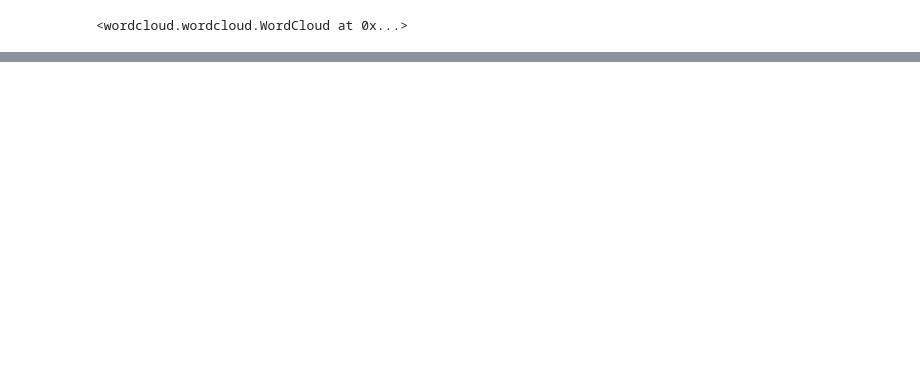
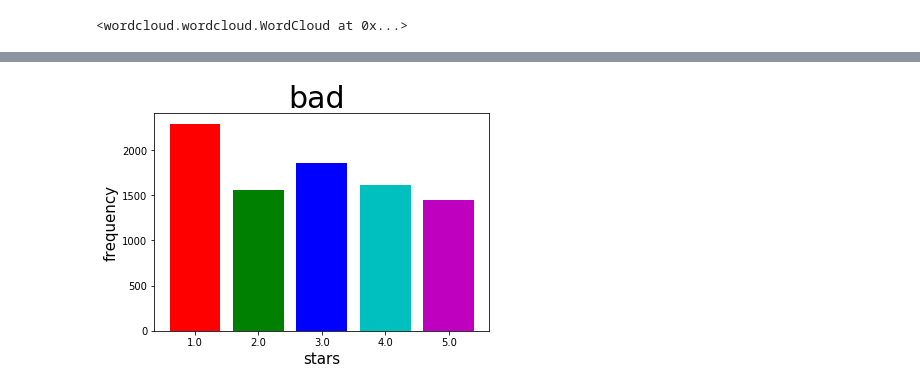
Before and after one commit to LingfengZhu/STAT-628-Module-3, a Jupyter notebook: EDA_unfinished.ipynb, the cells around one changed output, grey strips where cells are left out. Saved outputs shown, nothing was run; the diff lists cells and outputs as text; code cells hidden in the pictures; blank space fills up the shorter version.

```diff
--- a/EDA_unfinished.ipynb
+++ b/EDA_unfinished.ipynb
@@ -188,0 +255,5 @@ distribution(topping, text_list , stars)
+# %%
+test=['bad']
+distribution(test, text_list , stars)
+# %% [output]
+[figure, added]
```
Also changed, not shown: parts of 23 cells of this notebook.
